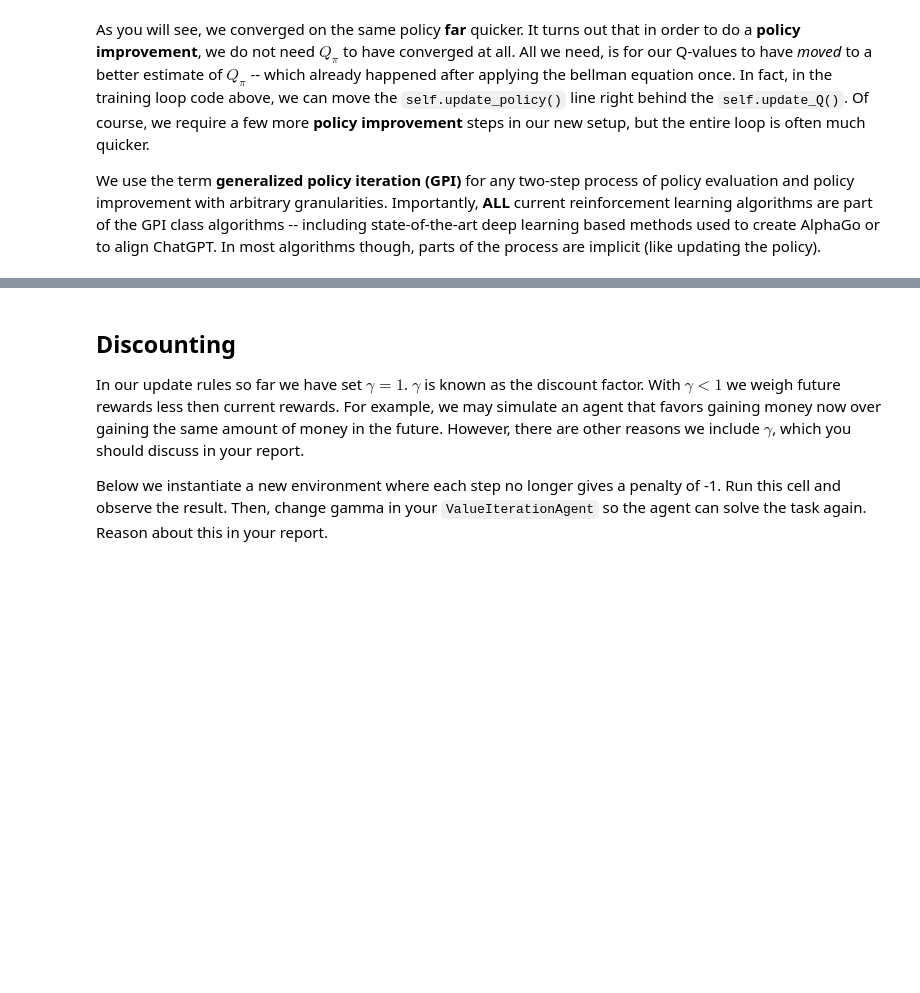
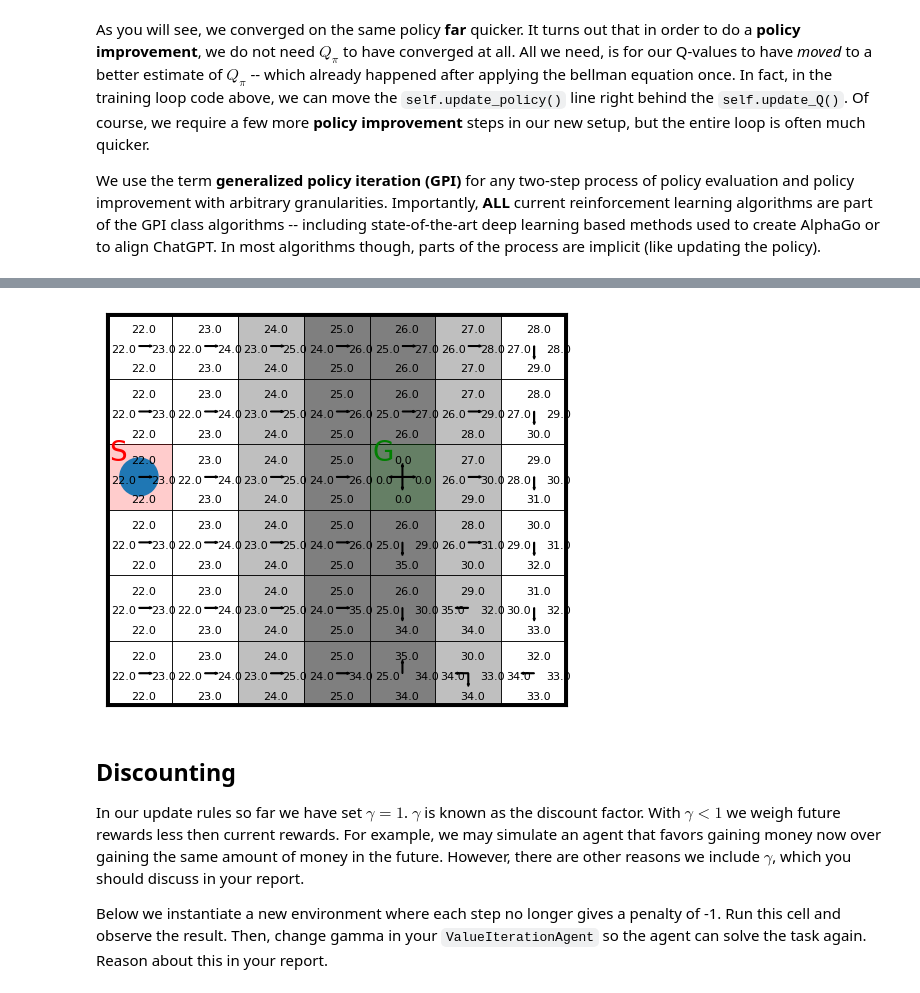
Before and after one commit to kraksys/irl26, a Jupyter notebook: 1b/RL_Bachelor_Assignment_1B_(2026).ipynb, the cells around one changed output, grey strips where cells are left out. Saved outputs shown, nothing was run; the diff lists cells and outputs as text; code cells hidden in the pictures; blank space fills up the shorter version.

```diff
--- a/1b/RL_Bachelor_Assignment_1B_(2026).ipynb
+++ b/1b/RL_Bachelor_Assignment_1B_(2026).ipynb
@@ -434,37 +452,63 @@ class ValueIterationAgent():
             self,
             n_states,
             n_actions,
             transition_model, # DP agents require a perfect model
             reward_model, # DP agents require a perfect model
             gamma=1.0
         ):
         self.n_states = n_states
         self.n_actions = n_actions
         self.Q = np.zeros((n_states, n_actions)) # Initialize our estimates at 0
         self.gamma = gamma
 
         self.p_sas = transition_model
         self.r_sas = reward_model
 
     def select_action(self, s):
-        raise NotImplementedError()
+        # return the greedy choice - maximum Q of S
+        return np.argmax(self.Q[s])
 
     def update_Q(self, s, a):
-        raise NotImplementedError()
+        # model the Q update as in the pseudocode
+        self.Q[s,a] = np.sum(
+            self.p_sas[s,a] * (
+                self.r_sas[s,a] + self.gamma * self.v_old
+            )
+        )
+
 
     def train(self, threshold=0.01, render_fn=None, verbose=0):
-        raise NotImplementedError()
+        delta = np.inf
+        # adding a value to print iterations
+        i = 0
+        while delta > threshold:
+            i += 1
+            if verbose > 0:
+                print("Value Iteration:::", i)
+            q_old = self.Q.copy()
+            self.v_old = np.max(q_old, axis=1)
+
+            for s in range(self.n_states):
+                for a in range(self.n_actions):
+                    self.update_Q(s, a)
+                    if render_fn is not None:
+                        render_fn(Q_sa=self.Q)
+
+            delta = np.max(np.abs(self.Q - q_old))
+
 
 
 env = WindyGridworld()
 agent = ValueIterationAgent(
     n_states=env.n_states,
     n_actions=env.n_actions,
     transition_model=env.p_sas,
     reward_model=env.r_sas
 )
-agent.train()
+agent.train(0.01, None, 1)
 env.render(Q_sa=agent.Q, plot_optimal_policy=True)
+# %% [output]
+[figure, added]
 # %% [markdown]
 ## Discounting
 
```
Also changed, not shown: parts of 6 cells of this notebook.
